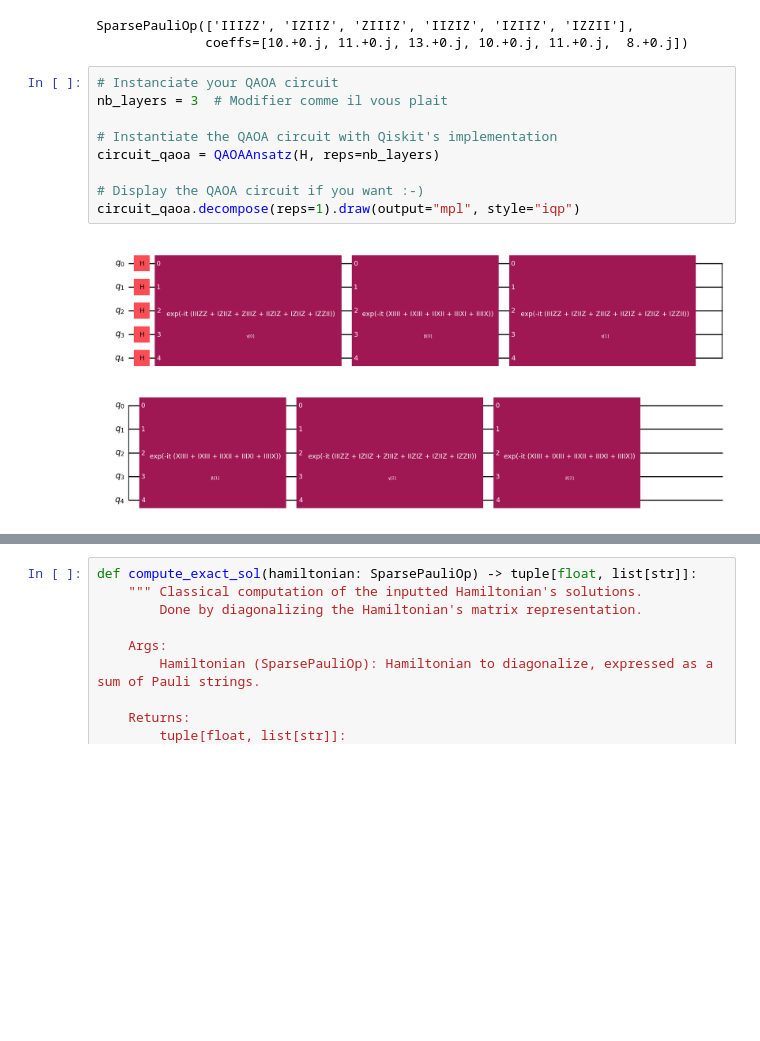
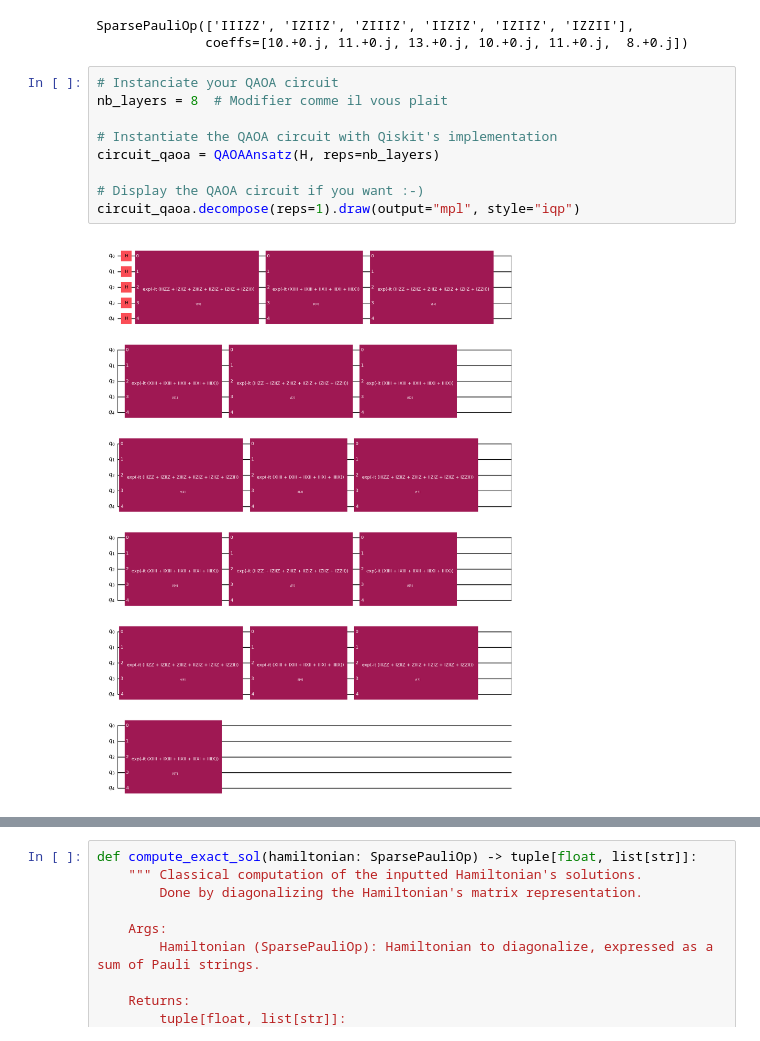
Before and after one commit to OliRom/iQuCodeFest_2025_QDecomp, a Jupyter notebook: side_quests/qaoa/probleme_2.ipynb, the cells around one changed output, grey strips where cells are left out. Cells and saved outputs as stored; diff of their text form; blank space fills up the shorter version.

```diff
--- a/side_quests/qaoa/probleme_2.ipynb
+++ b/side_quests/qaoa/probleme_2.ipynb
@@ -78,15 +78,15 @@ SparsePauliOp(['IIIZZ', 'IZIIZ', 'ZIIIZ', 'IIZIZ', 'IZIIZ', 'IZZII'],
               coeffs=[10.+0.j, 11.+0.j, 13.+0.j, 10.+0.j, 11.+0.j,  8.+0.j])
 # %%
 # Instanciate your QAOA circuit
-nb_layers = 3  # Modifier comme il vous plait
+nb_layers = 8  # Modifier comme il vous plait
 
 # Instantiate the QAOA circuit with Qiskit's implementation
 circuit_qaoa = QAOAAnsatz(H, reps=nb_layers)
 
 # Display the QAOA circuit if you want :-)
 circuit_qaoa.decompose(reps=1).draw(output="mpl", style="iqp")
 # %% [output]
-[figure, old version]
+[figure, new version]
 # %%
 # Hyperparameter optimisation
 
```
Also changed, not shown: parts of 2 cells of this notebook, 3 other files.
